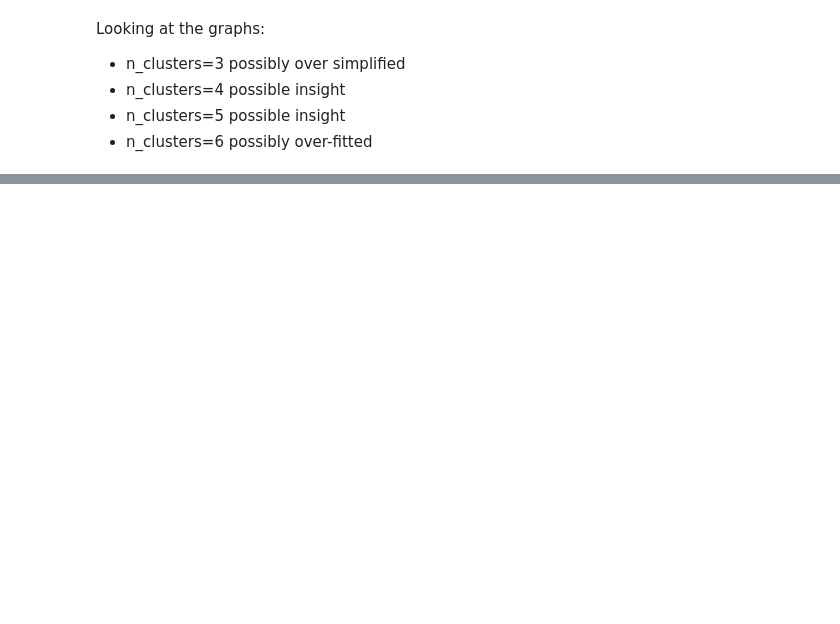
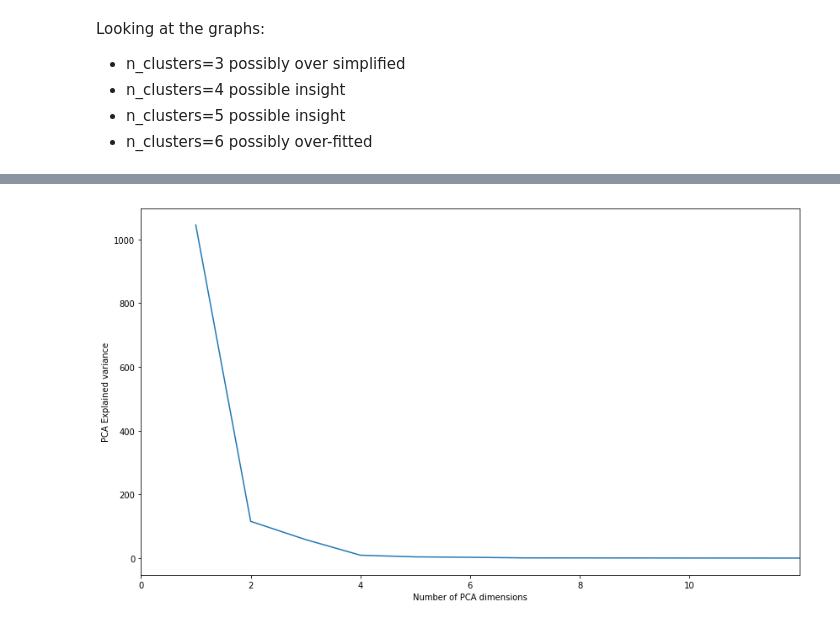
Before and after one commit to SethDKelly/NiceRideMN, a Jupyter notebook: Station KMean prototype.ipynb, the cells around one changed output, grey strips where cells are left out. Cells and saved outputs as stored; diff of their text form; code cells hidden in the pictures; blank space fills up the shorter version.

```diff
--- a/Station KMean prototype.ipynb
+++ b/Station KMean prototype.ipynb
@@ -216,0 +218,14 @@ sns.lmplot(x='Longitude', y='Latitude', hue='cluster', data=six_nr_clusters, fit
+# %%
+# Initialize a new PCA model with a default number of components.
+pca = PCA()
+pca.fit(distance_matrix)
+
+plt.figure(figsize=[14,8])
+plt.xlim(0,12)
+plt.plot(range(1,len(pca.explained_variance_)+1), pca.explained_variance_)
+plt.xticks(range(0,12,2))
+plt.ylabel('PCA Explained variance')
+plt.xlabel('Number of PCA dimensions')
+plt.show()
+# %% [output]
+[figure, added]
```
Also changed, not shown: parts of 19 cells of this notebook.
